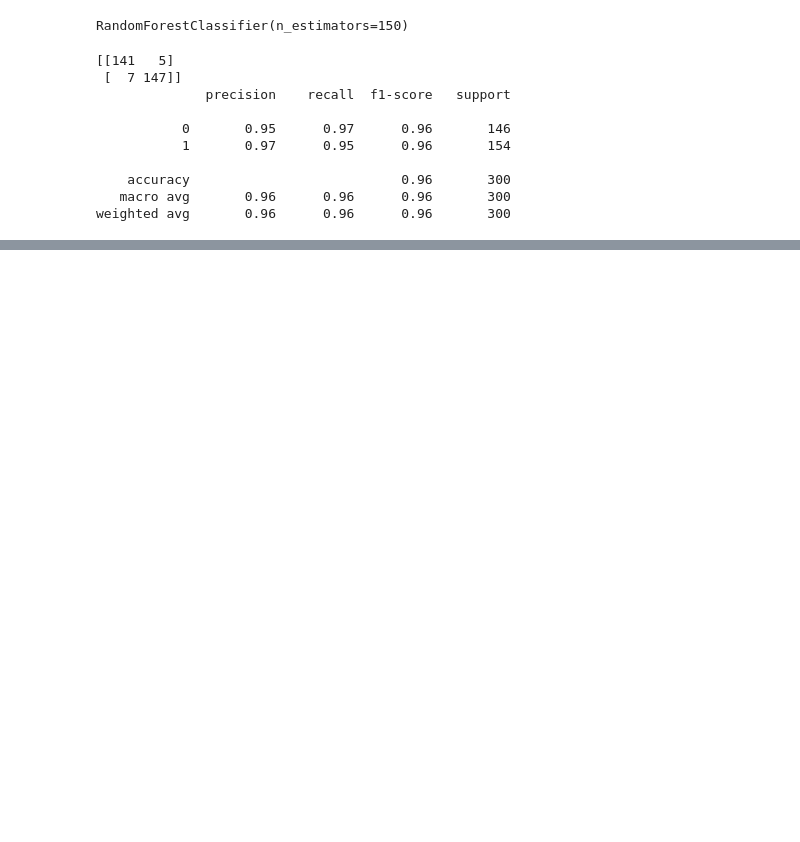
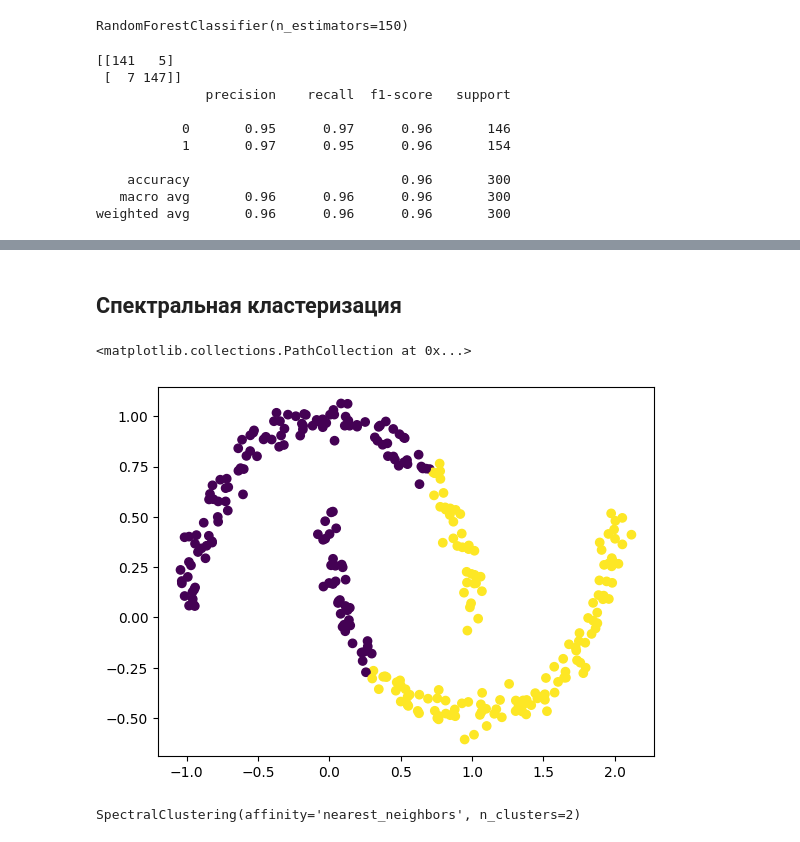
Before and after one commit to WhisperingDreamer/ML-courses, a Jupyter notebook: Classic ml/2ml.ipynb, the cells around one changed output, grey strips where cells are left out. Drawn from its saved outputs; the diff is of its cells as text; code cells hidden in the pictures; blank space fills up the shorter version.

```diff
--- a/Classic ml/2ml.ipynb
+++ b/Classic ml/2ml.ipynb
@@ -1127,0 +1454,19 @@ weighted avg       0.96      0.96      0.96       300
+# %% [markdown]
+## Спектральная кластеризация
+# %%
+X, y = datasets.make_moons(300, random_state=12, noise=0.05)
+
+km = KMeans(n_clusters=2)
+km.fit(X)
+pred_y = km.predict(X)
+
+fig4, axe4 = plt.subplots()
+axe4.scatter(X[:,0], X[:,1], c=pred_y)
+# %% [output]
+<matplotlib.collections.PathCollection at 0x...>
+[figure, added]
+# %%
+sc = SpectralClustering(n_clusters=2, affinity='nearest_neighbors', assign_labels='kmeans')
+sc.fit(X)
+# %% [output]
+SpectralClustering(affinity='nearest_neighbors', n_clusters=2)
```
Also changed, not shown: parts of 44 cells of this notebook.
